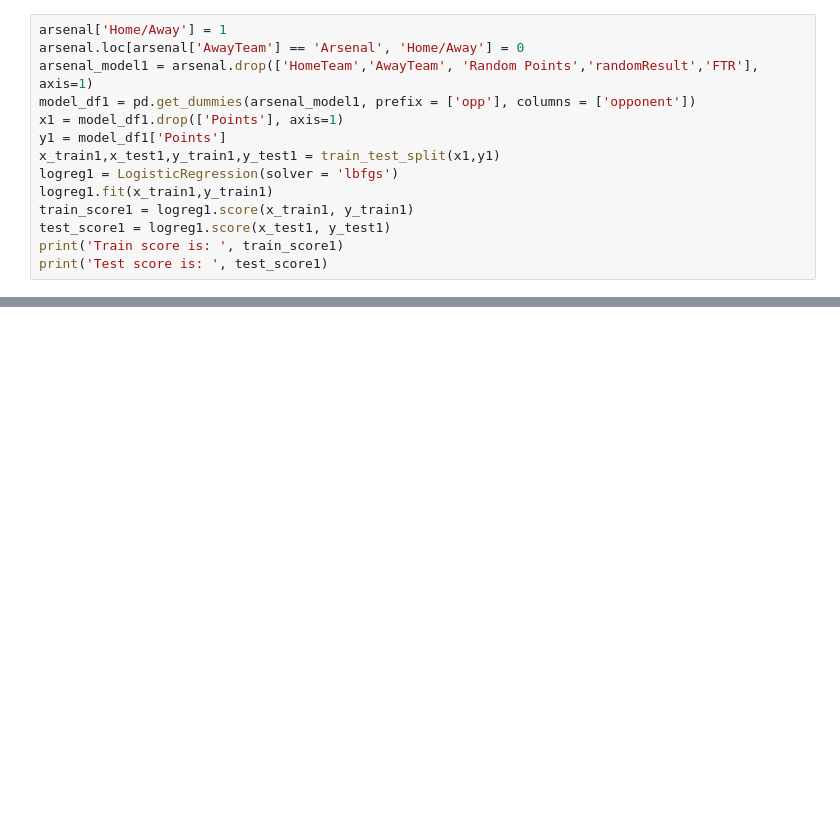
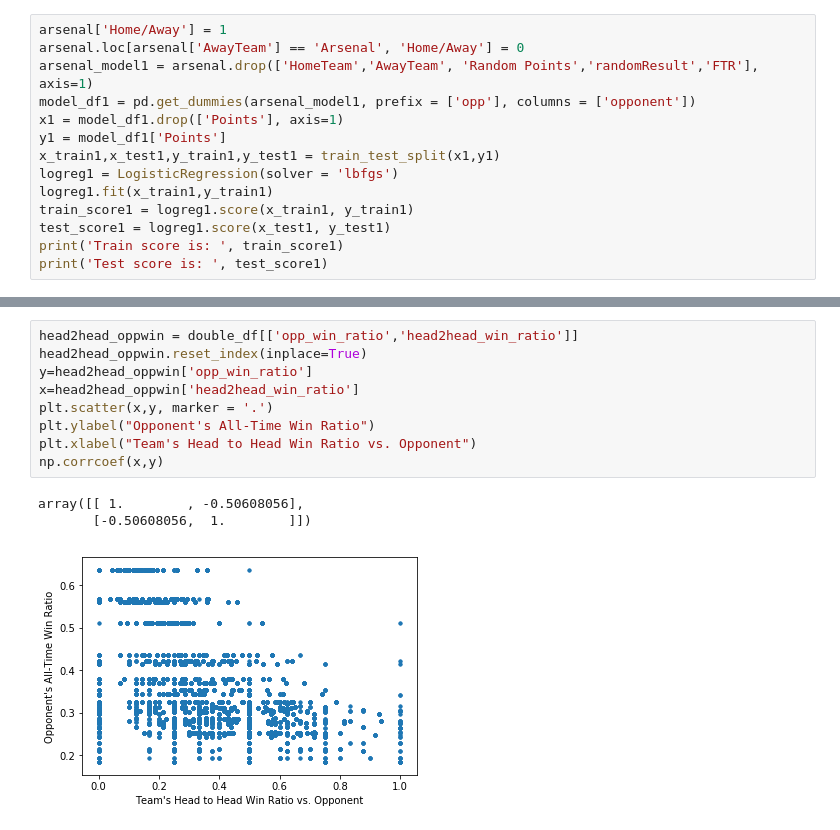
Before and after one commit to nhcamp/Springboard, a Jupyter notebook: Capstone_1_EPL/EPL Match Results DF.ipynb, the cells around one changed output, grey strips where cells are left out. Drawn from its saved outputs; the diff is of its cells as text; blank space fills up the shorter version.

```diff
--- a/Capstone_1_EPL/EPL Match Results DF.ipynb
+++ b/Capstone_1_EPL/EPL Match Results DF.ipynb
@@ -295,0 +326,13 @@ print('Test score is: ', test_score1)
+# %%
+head2head_oppwin = double_df[['opp_win_ratio','head2head_win_ratio']]
+head2head_oppwin.reset_index(inplace=True)
+y=head2head_oppwin['opp_win_ratio']
+x=head2head_oppwin['head2head_win_ratio']
+plt.scatter(x,y, marker = '.')
+plt.ylabel("Opponent's All-Time Win Ratio")
+plt.xlabel("Team's Head to Head Win Ratio vs. Opponent")
+np.corrcoef(x,y)
+# %% [output]
+array([[ 1.        , -0.50608056],
+       [-0.50608056,  1.        ]])
+[figure, added]
```
Also changed, not shown: parts of 9 cells of this notebook, 5 other files.
